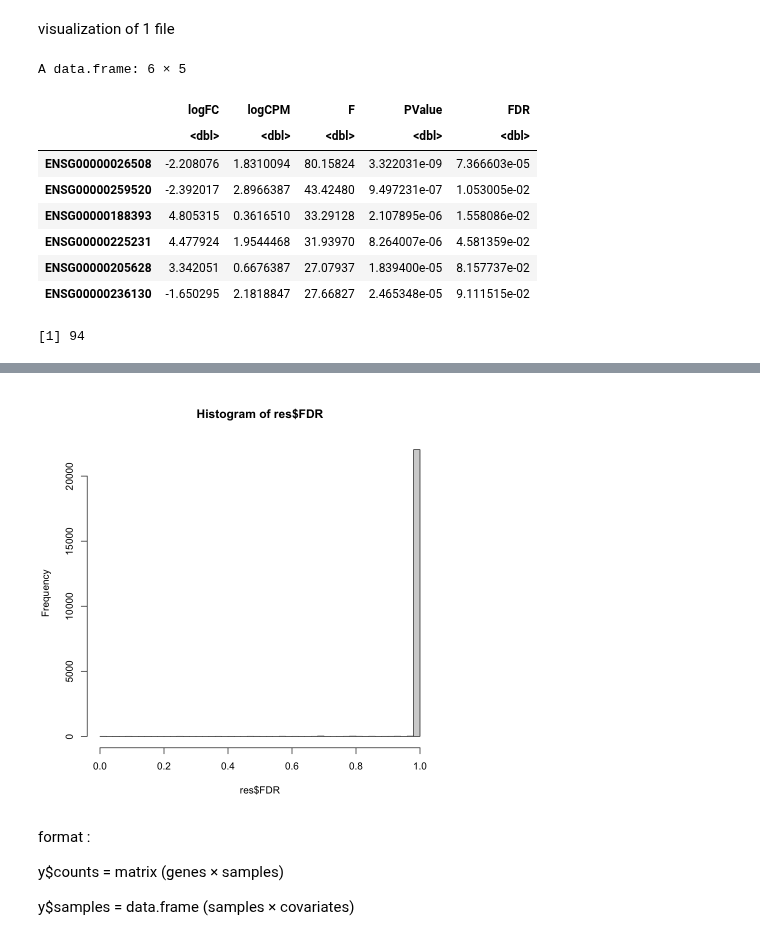
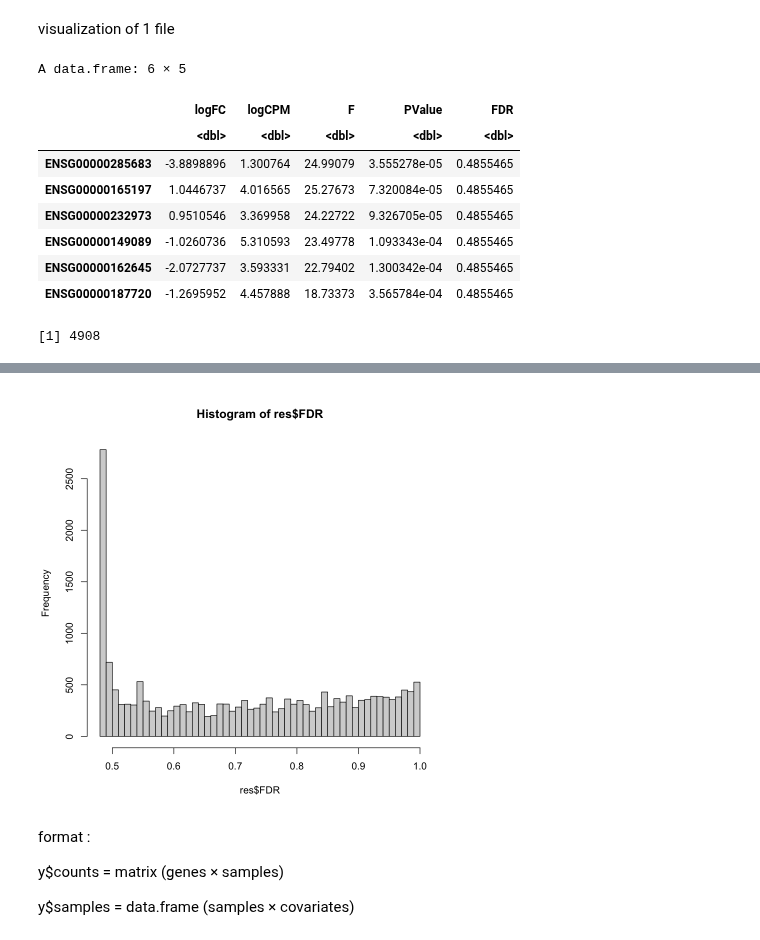
Before and after one commit to elodiehusson/transcriptomics-code, a Jupyter notebook: translation to R.ipynb, the cells around one changed output, grey strips where cells are left out. Drawn from its saved outputs; the diff is of its cells as text; code cells hidden in the pictures.

```diff
--- a/translation to R.ipynb
+++ b/translation to R.ipynb
@@ -97,7 +97,7 @@ for (ct in unique(meta$class)) {
 # %% [markdown]
 visualization of 1 file
 # %%
-res <- read.csv("edgeR_results/edgeR_IN_AD_vs_CTRL.csv", row.names = 1)
+res <- read.csv("edgeR_results/edgeR_Astro_AD_vs_CTRL.csv", row.names = 1)
 head(res)
 length(unique(res$FDR))  # si ça vaut 1 → très suspect
 summary(res$FDR)
@@ -106,10 +106,10 @@ hist(res$FDR, breaks = 50)
 A data.frame: 6 × 5
 |  | logFC | logCPM | F | PValue | FDR |
 |  | <dbl> | <dbl> | <dbl> | <dbl> | <dbl> |
-| ENSG00000026508 | -2.208076 | 1.8310094 | 80.15824 | 3.322031e-09 | 7.366603e-05 |
-| ENSG00000259520 | -2.392017 | 2.8966387 | 43.42480 | 9.497231e-07 | 1.053005e-02 |
-| ENSG00000188393 | 4.805315 | 0.3616510 | 33.29128 | 2.107895e-06 | 1.558086e-02 |
-| ENSG00000225231 | 4.477924 | 1.9544468 | 31.93970 | 8.264007e-06 | 4.581359e-02 |
-| ENSG00000205628 | 3.342051 | 0.6676387 | 27.07937 | 1.839400e-05 | 8.157737e-02 |
-| ENSG00000236130 | -1.650295 | 2.1818847 | 27.66827 | 2.465348e-05 | 9.111515e-02 |
+| ENSG00000285683 | -3.8898896 | 1.300764 | 24.99079 | 3.555278e-05 | 0.4855465 |
+| ENSG00000165197 | 1.0446737 | 4.016565 | 25.27673 | 7.320084e-05 | 0.4855465 |
+| ENSG00000232973 | 0.9510546 | 3.369958 | 24.22722 | 9.326705e-05 | 0.4855465 |
+| ENSG00000149089 | -1.0260736 | 5.310593 | 23.49778 | 1.093343e-04 | 0.4855465 |
+| ENSG00000162645 | -2.0727737 | 3.593331 | 22.79402 | 1.300342e-04 | 0.4855465 |
+| ENSG00000187720 | -1.2695952 | 4.457888 | 18.73373 | 3.565784e-04 | 0.4855465 |
-[1] 94
+[1] 4908
@@ -118,4 +118,4 @@ A data.frame: 6 × 5
-[figure, old version]
+[figure, new version]
 # %% [markdown]
 format :
 
```
Also changed, not shown: parts of 4 cells of this notebook, 24 other files.
